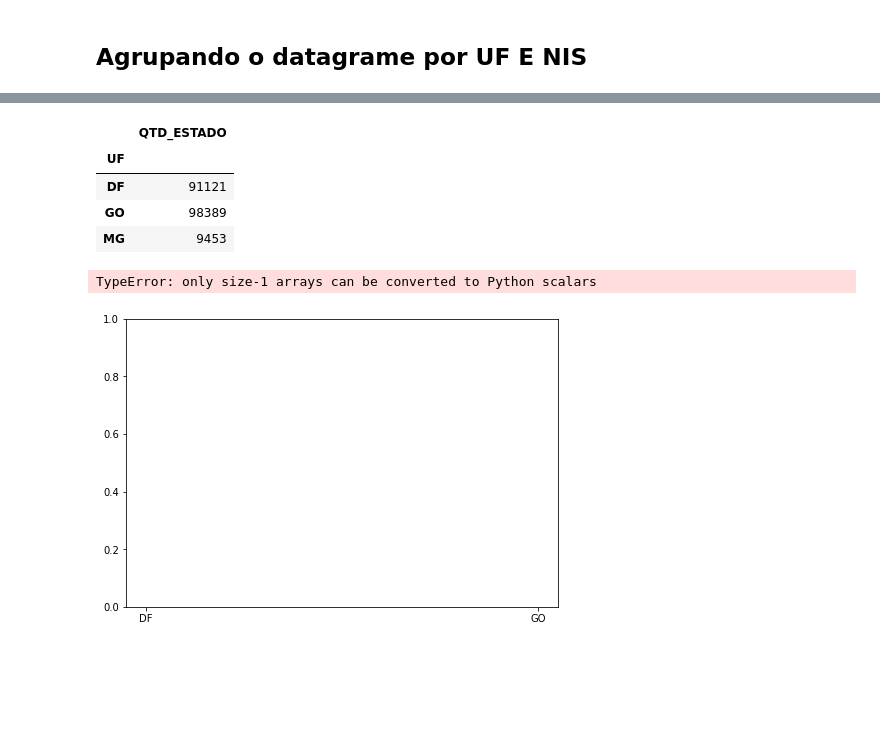
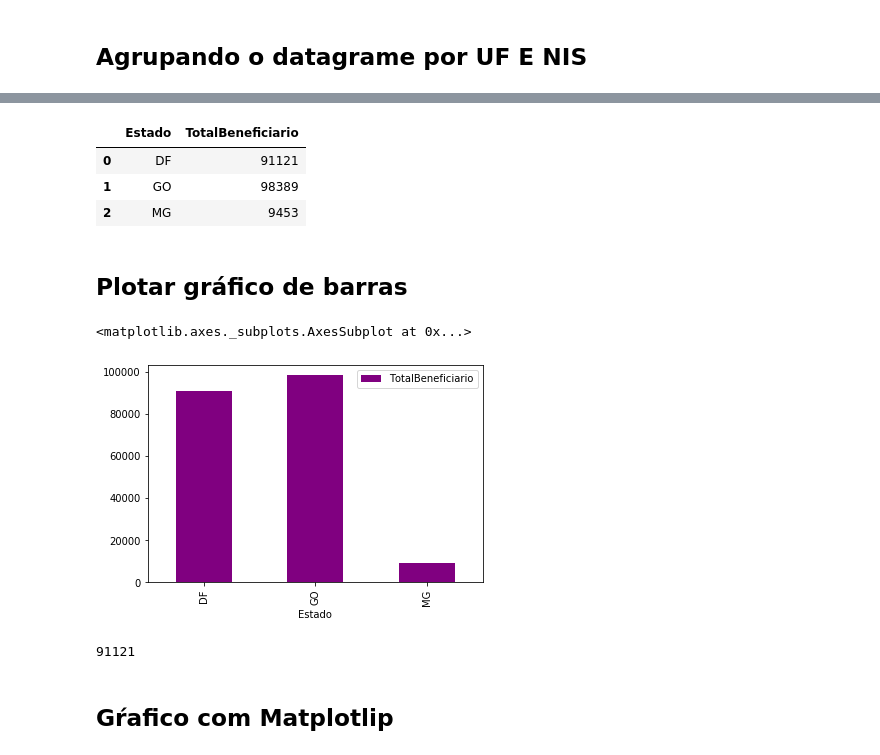
Before and after one commit to Marcos314/Pibiti_2019, a Jupyter notebook: notebooks/firstFlow.ipynb, the cells around one changed output, grey strips where cells are left out. Drawn from its saved outputs; the diff is of its cells as text; code cells hidden in the pictures; blank space fills up the shorter version.

Commit message:
Add: notebook visualização de dados

```diff
--- a/notebooks/firstFlow.ipynb
+++ b/notebooks/firstFlow.ipynb
@@ -108,10 +98,0 @@ df4.groupby('UF').count()
-# %%
-#del df4['CODIGO_MUNICIPIO_SIAFI']
-#del df4['NOME_MUNICIPIO']
-df4.groupby('UF').count()
-# %% [output]
-|  | QTD_ESTADO |
-| UF |  |
-| DF | 91121 |
-| GO | 98389 |
-| MG | 9453 |
@@ -120,8 +99,25 @@ estados = ['DF','GO','MG']
-# %%
-fig = plt.figure()
-ax = fig.add_axes([0,0,1,1])
-ax.bar(estados,df4.groupby('UF').count())
-plt.show()
-# %% [output]
-TypeError: only size-1 arrays can be converted to Python scalars
-[figure, removed]
+# %%
+data  = OrderedDict({
+    'Estado':['DF','GO','MG'],
+    'TotalBeneficiario':[91121,98389,9453]
+})
+df_qtd = pd.DataFrame(data)
+df_qtd
+# %% [output]
+|  | Estado | TotalBeneficiario |
+| 0 | DF | 91121 |
+| 1 | GO | 98389 |
+| 2 | MG | 9453 |
+# %% [markdown]
+## Plotar gráfico de barras
+# %%
+df_qtd.plot(kind='bar',x='Estado',y='TotalBeneficiario', color='purple')
+# %% [output]
+<matplotlib.axes._subplots.AxesSubplot at 0x...>
+[figure, added]
+# %%
+df_qtd.loc[0,'TotalBeneficiario']
+# %% [output]
+91121
+# %% [markdown]
+## Gŕafico com Matplotlip
```
Also changed, not shown: parts of 12 cells of this notebook.
